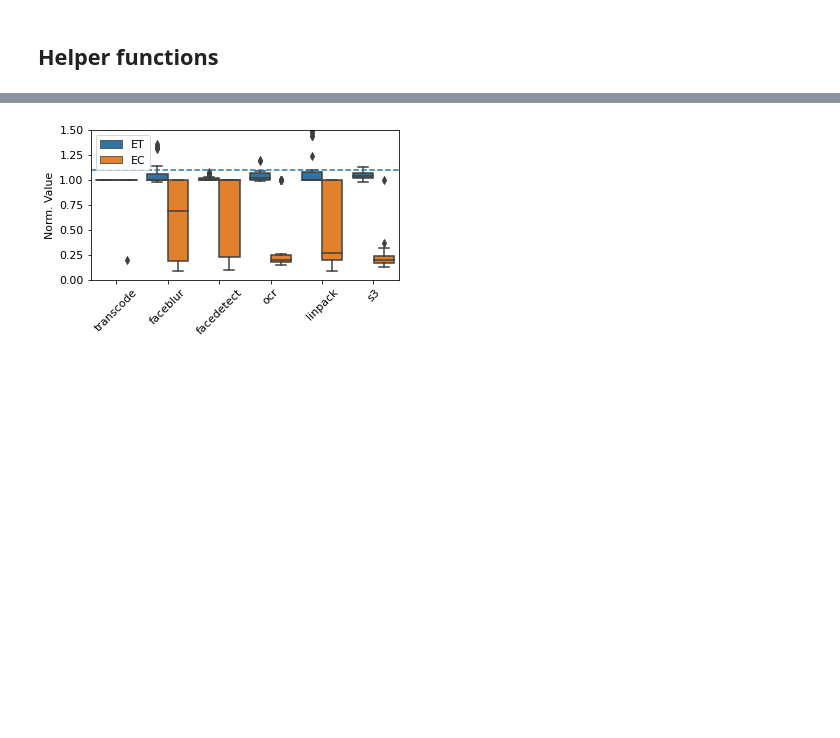
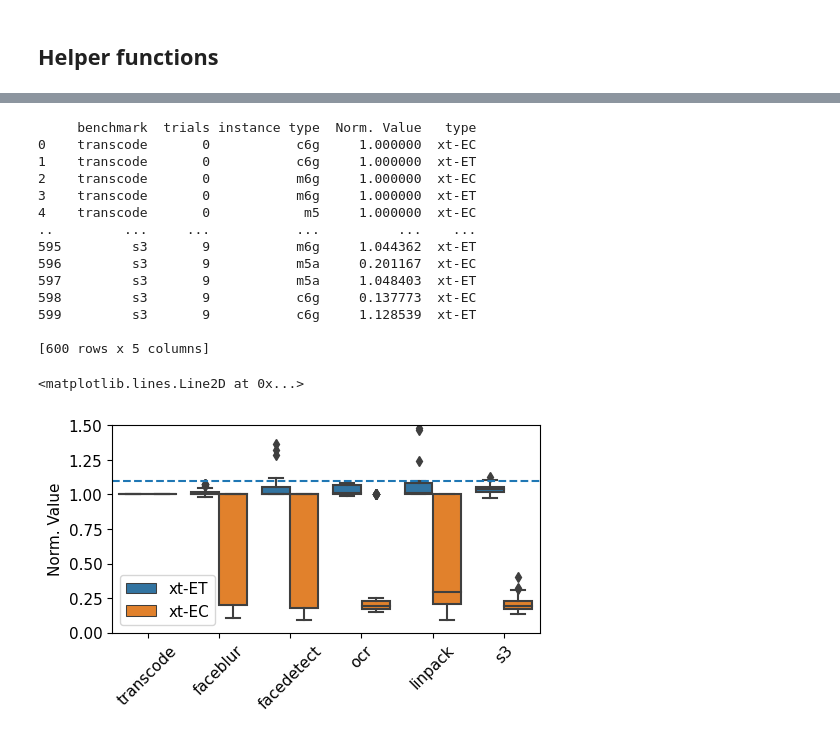
Before and after one commit to MBtech/rethinking-serverless, a Jupyter notebook: analysis/cost-benefit-alternatives.ipynb, the cells around one changed output, grey strips where cells are left out. Saved outputs shown, nothing was run; the diff lists cells and outputs as text; code cells hidden in the pictures; blank space fills up the shorter version.

```diff
--- a/analysis/cost-benefit-alternatives.ipynb
+++ b/analysis/cost-benefit-alternatives.ipynb
@@ -170,36 +191,54 @@ for function_name in benchmarks.keys():
 matplotlib.rcParams.update({'font.size': 11})
 
 model_perf = pd.read_csv(data_dir + 'alternatives-model.csv')
-ideal_perf = pd.read_csv(data_dir + 'alternatives-ideal.csv')
+# ideal_perf = pd.read_csv(data_dir + 'alternatives-ideal.csv')
 
 model_perf.replace(benchmark_naming, inplace=True)
-ideal_perf.replace(benchmark_naming, inplace=True)
+# ideal_perf.replace(benchmark_naming, inplace=True)
 
 fig = plt.figure(figsize=(5, 3), constrained_layout=True)
 # fig, axs = plt.subplots(figsize=(10, 4), ncols=2, constrained_layout=True)
-model_perf = model_perf[model_perf['type']!="xt-EC"]
-model_perf = model_perf[model_perf['type']!="xt-ET"]
+# model_perf = model_perf[model_perf['type']!="xt-EC"]
+# model_perf = model_perf[model_perf['type']!="xt-ET"]
+
+print(model_perf)
 
 hue_order = ['ET', 'EC']
 ax = sns.boxplot(data=model_perf, x='benchmark', y='Norm. Value', hue='type', hue_order=hue_order)#, ax=axs[0])#, estimator=np.median)
 ax.legend(ncol=1)
 ax.set_ylim(0, 1.5)
 # ax.set_title('(a)')
 ax.tick_params(axis='x', labelrotation=45)
 ax.xaxis.label.set_visible(False)
 ax.axhline(1.1, ls='--')
 
 # ax = sns.boxplot(data=ideal_perf, x='benchmark', y='Norm. Value', hue='type', ax=axs[1])#, estimator=np.median)
 # ax.set_ylim(0, 1.5)
 # ax.legend().set_visible(False)
 # ax.tick_params(axis='x', labelrotation=45)
 # ax.set_title('(b)')
 # ax.set_xlabel('Benchmark')
 # plt.show()
 
 # handles, labels = ax.get_legend_handles_labels()
 # fig.legend(handles, labels, loc='upper center', ncol=2, bbox_to_anchor=(0.5, 0))
 # plt.legend(ncol=1, loc='upper left')
-plt.savefig('plots/cost-benefit.pdf', bbox_inches = "tight")
+
+# plt.savefig('plots/cost-benefit.pdf', bbox_inches = "tight")
 # %% [output]
+     benchmark  trials instance type  Norm. Value   type
+0    transcode       0           c6g     1.000000  xt-EC
+1    transcode       0           c6g     1.000000  xt-ET
+2    transcode       0           m6g     1.000000  xt-EC
+3    transcode       0           m6g     1.000000  xt-ET
+4    transcode       0            m5     1.000000  xt-EC
+..         ...     ...           ...          ...    ...
+595         s3       9           m6g     1.044362  xt-ET
+596         s3       9           m5a     0.201167  xt-EC
+597         s3       9           m5a     1.048403  xt-ET
+598         s3       9           c6g     0.137773  xt-EC
+599         s3       9           c6g     1.128539  xt-ET
+
+[600 rows x 5 columns]
+<matplotlib.lines.Line2D at 0x...>
-[figure, old version]
+[figure, new version]
```
Also changed, not shown: parts of 3 cells of this notebook, 3 other files.
